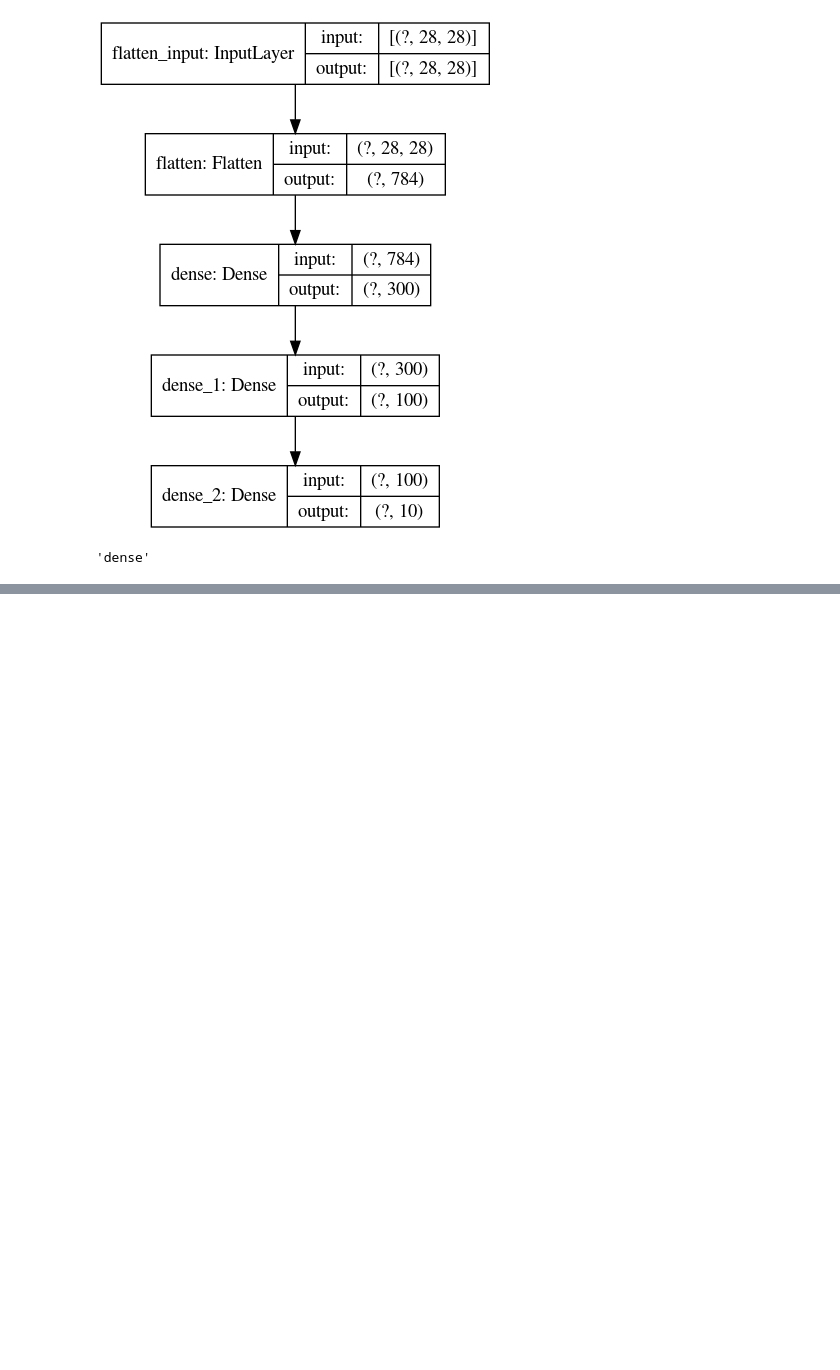
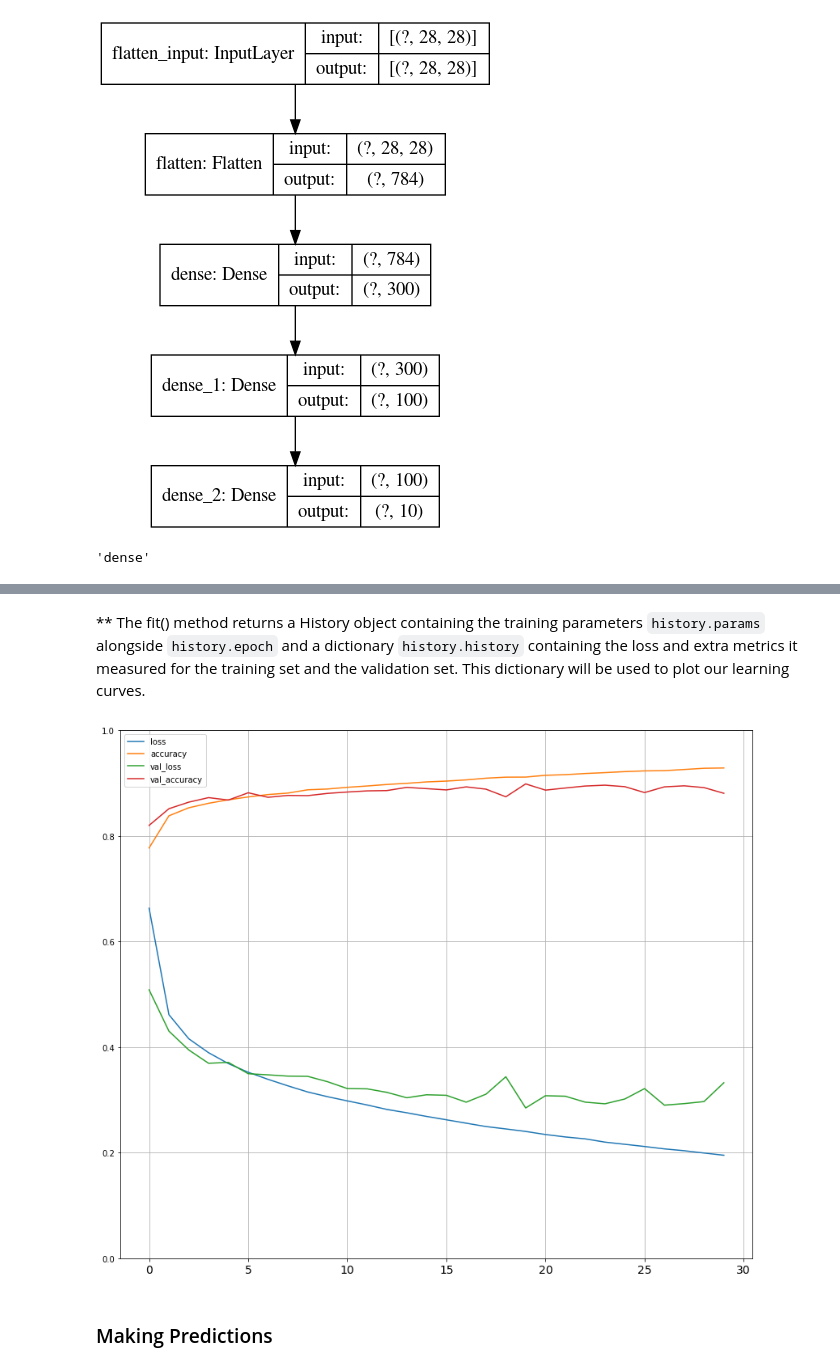
Before and after one commit to bachaudhry/deep_learning_practice, a Jupyter notebook: Neural_Nets_with_Keras.ipynb, the cells around one changed output, grey strips where cells are left out. Cells and saved outputs as stored; diff of their text form; code cells hidden in the pictures; blank space fills up the shorter version.

Commit message:
Completed basic image classifier

```diff
--- a/Neural_Nets_with_Keras.ipynb
+++ b/Neural_Nets_with_Keras.ipynb
@@ -287,0 +343,7 @@ hidden1.name
+# %%
+# Compiling the model we just created
+# Also it is important to note that by using optimizer='sgd', LR is defaulted to 0.01
+# optimizer=keras.optimizers.SGD(lr=???) to set the LR manually.
+model.compile(loss="sparse_categorical_crossentropy",
+              optimizer=keras.optimizers.SGD(lr=0.015),
+              metrics=["accuracy"])
@@ -287,0 +360,4 @@ hidden1.name
+# %%
+# Fitting the model
+history = model.fit(X_train, y_train, epochs=30,
+                   validation_data = (X_valid, y_valid))
@@ -287,0 +393,10 @@ hidden1.name
+# %% [markdown]
+** The fit() method returns a History object containing the training parameters `history.params` alongside `history.epoch` and a dictionary `history.history` containing the loss and extra metrics it measured for the training set and the validation set. This dictionary will be used to plot our learning curves.
+# %%
+# Plotting our learning curves
+pd.DataFrame(history.history).plot(figsize=(14,12))
+plt.grid(True)
+plt.gca().set_ylim(0, 1)
+plt.show()
+# %% [output]
+[figure, added]
@@ -287,0 +408,2 @@ hidden1.name
+# %% [markdown]
+### Making Predictions
```
Also changed, not shown: parts of 16 cells of this notebook.
